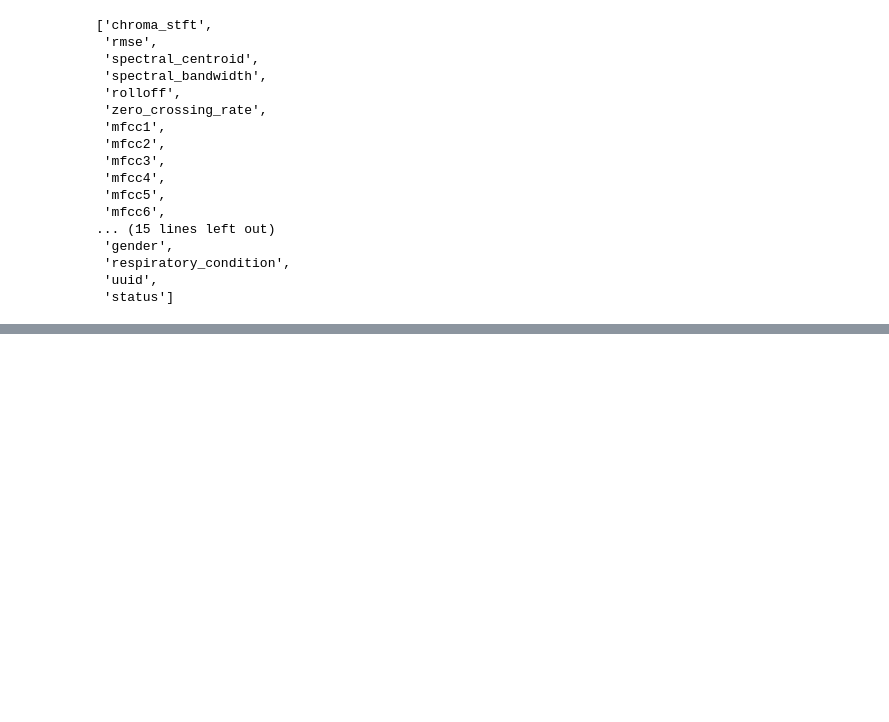
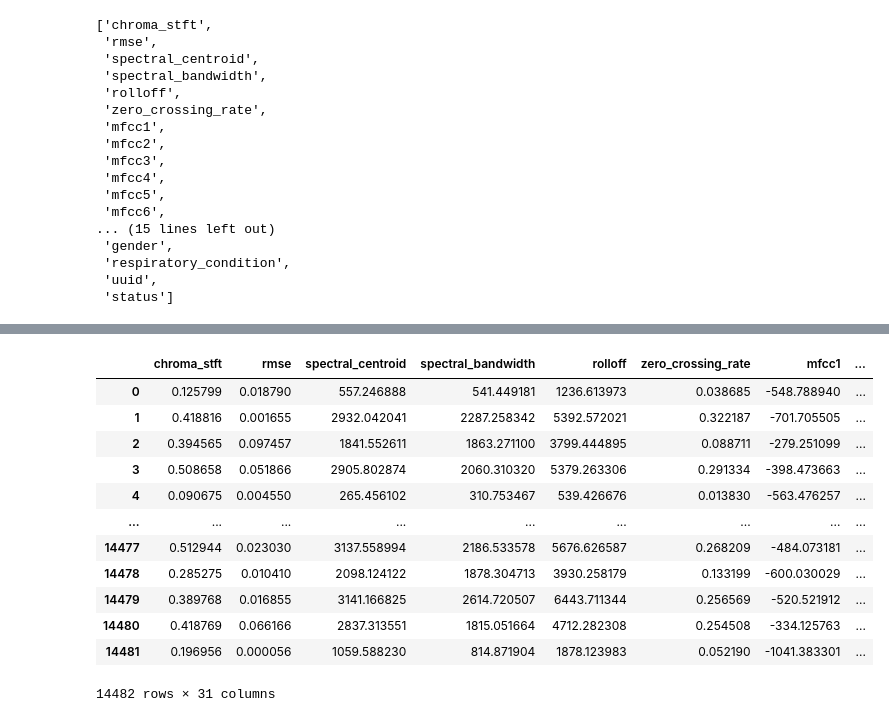
Before and after one commit to Rithik57/CovidDetection, a Jupyter notebook: notebook.ipynb, the cells around one changed output, grey strips where cells are left out. Saved outputs shown, nothing was run; the diff lists cells and outputs as text; code cells hidden in the pictures; blank space fills up the shorter version.

Commit message:
coughvid dataset creation complete

```diff
--- a/notebook.ipynb
+++ b/notebook.ipynb
@@ -606,0 +627,17 @@ KeyboardInterrupt:
+# %%
+df = pd.read_csv('unified_dataset.csv')
+df
+# %% [output]
+|  | chroma_stft | rmse | spectral_centroid | spectral_bandwidth | rolloff | zero_crossing_rate | mfcc1 | ... |
+| 0 | 0.125799 | 0.018790 | 557.246888 | 541.449181 | 1236.613973 | 0.038685 | -548.788940 | ... |
+| 1 | 0.418816 | 0.001655 | 2932.042041 | 2287.258342 | 5392.572021 | 0.322187 | -701.705505 | ... |
+| 2 | 0.394565 | 0.097457 | 1841.552611 | 1863.271100 | 3799.444895 | 0.088711 | -279.251099 | ... |
+| 3 | 0.508658 | 0.051866 | 2905.802874 | 2060.310320 | 5379.263306 | 0.291334 | -398.473663 | ... |
+| 4 | 0.090675 | 0.004550 | 265.456102 | 310.753467 | 539.426676 | 0.013830 | -563.476257 | ... |
+| ... | ... | ... | ... | ... | ... | ... | ... | ... |
+| 14477 | 0.512944 | 0.023030 | 3137.558994 | 2186.533578 | 5676.626587 | 0.268209 | -484.073181 | ... |
+| 14478 | 0.285275 | 0.010410 | 2098.124122 | 1878.304713 | 3930.258179 | 0.133199 | -600.030029 | ... |
+| 14479 | 0.389768 | 0.016855 | 3141.166825 | 2614.720507 | 6443.711344 | 0.256569 | -520.521912 | ... |
+| 14480 | 0.418769 | 0.066166 | 2837.313551 | 1815.051664 | 4712.282308 | 0.254508 | -334.125763 | ... |
+| 14481 | 0.196956 | 0.000056 | 1059.588230 | 814.871904 | 1878.123983 | 0.052190 | -1041.383301 | ... |
+14482 rows × 31 columns
```
Also changed, not shown: parts of 2 cells of this notebook, 1 other file.
